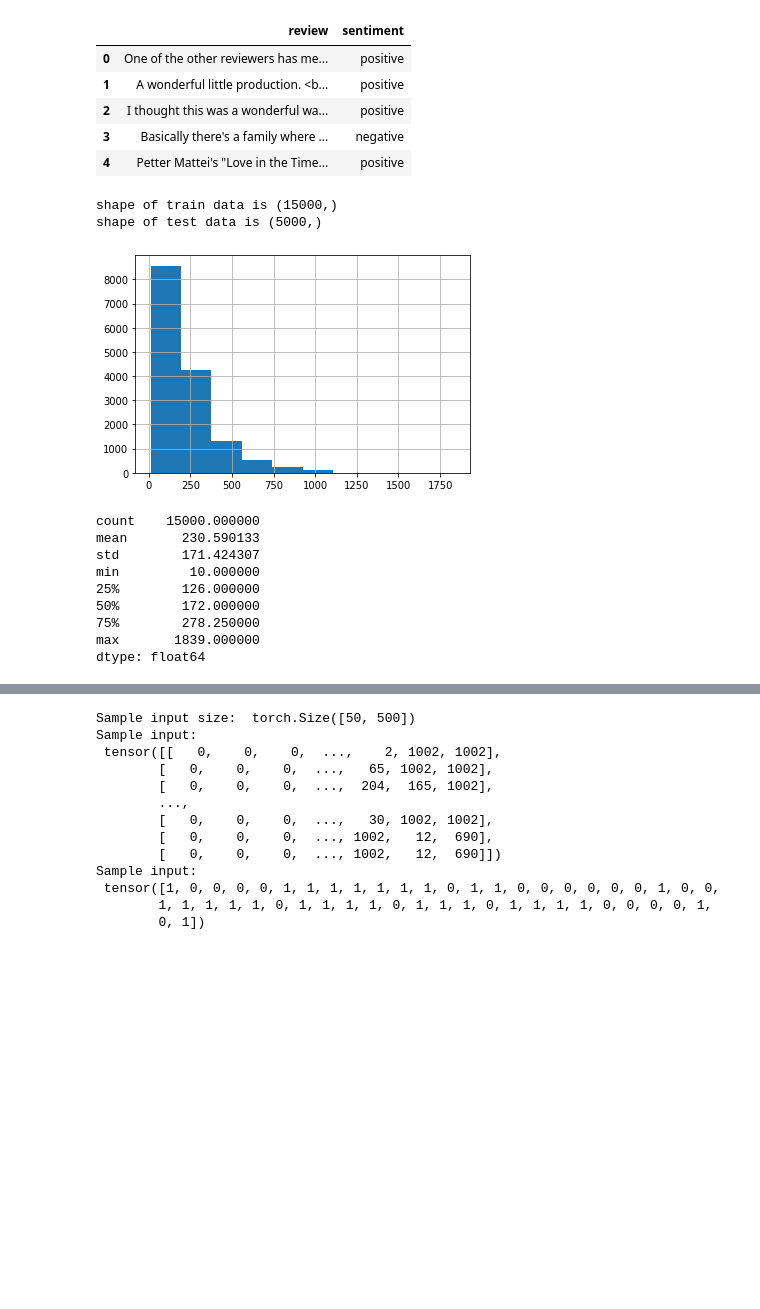
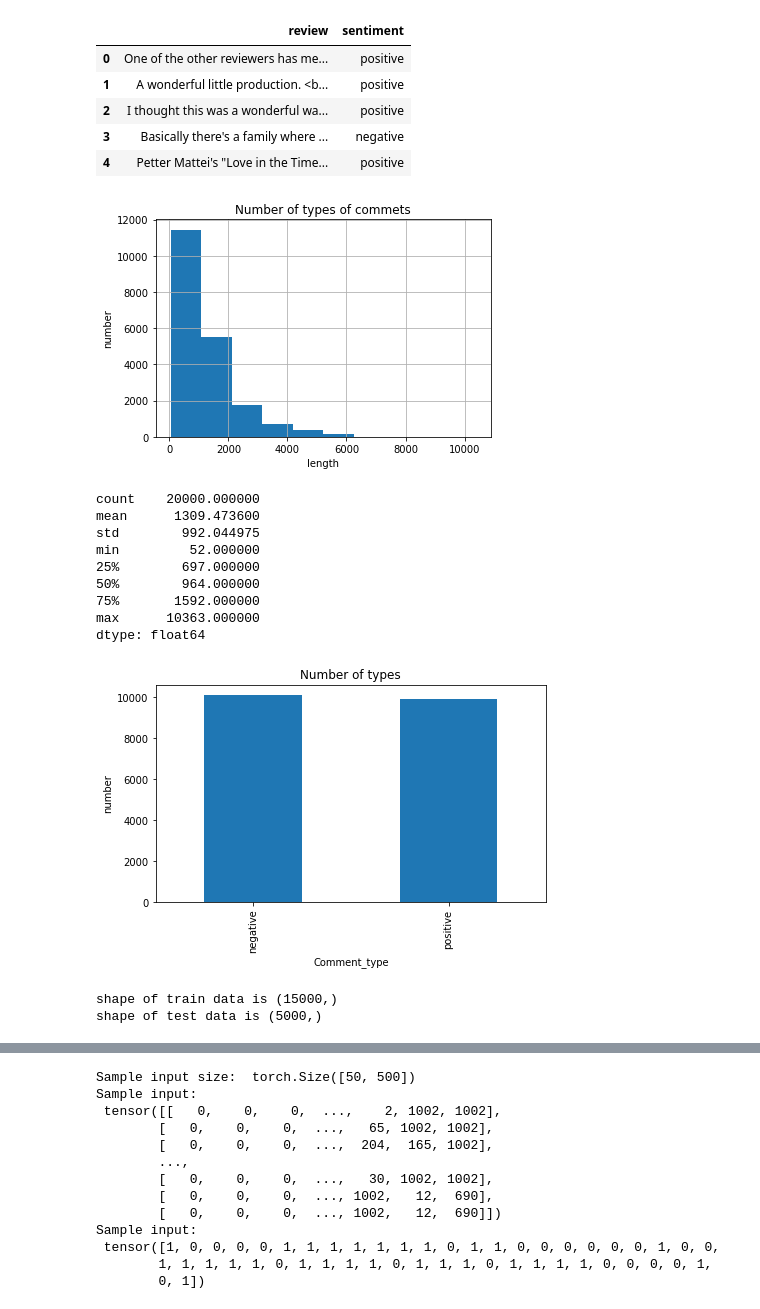
Before and after one commit to joydeb28/NLP-Notebooks, a Jupyter notebook: 1.2-sentiment-analysis/sentiment_classfication_pytorch.ipynb, the cells around one changed output, grey strips where cells are left out. Saved outputs shown, nothing was run; the diff lists cells and outputs as text; code cells hidden in the pictures; blank space fills up the shorter version.

```diff
--- a/1.2-sentiment-analysis/sentiment_classfication_pytorch.ipynb
+++ b/1.2-sentiment-analysis/sentiment_classfication_pytorch.ipynb
@@ -44,5 +44,37 @@ df.head()
 | 2 | I thought this was a wonderful wa... | positive |
 | 3 | Basically there's a family where ... | negative |
 | 4 | Petter Mattei's "Love in the Time... | positive |
+# %%
+class EDA():
+    def get_length_dist(self,data):
+        rev_len = [len(i) for i in data]
+        pd.Series(rev_len).hist()
+        plt.title('Number of types of commets')
+        plt.xlabel('length')
+        plt.ylabel('number')
+        plt.show()
+        print(pd.Series(rev_len).describe())
+    def get_class_dist(self,df):
+        df['sentiment'].replace({1:'positive',0:'negative'}).value_counts().plot(kind='bar',figsize=(7,4))
+        plt.title('Number of types')
+        plt.xlabel('Comment_type')
+        plt.ylabel('number')
+        plt.show()
+# %%
+eda = EDA()
+eda.get_length_dist(df['review'])
+eda.get_class_dist(df)
+# %% [output]
+[figure, added]
+count    20000.000000
+mean      1309.473600
+std        992.044975
+min         52.000000
+25%        697.000000
+50%        964.000000
+75%       1592.000000
+max      10363.000000
+dtype: float64
+[figure, added]
 # %%
 class Tokenizer():
@@ -117,19 +147,3 @@ x_test_pad = prp_obj.padding(x_test,500)
 # %% [output]
 shape of train data is (15000,)
 shape of test data is (5000,)
-# %%
-rev_len = [len(i) for i in x_train]
-pd.Series(rev_len).hist()
-plt.show()
-pd.Series(rev_len).describe()
-# %% [output]
-[figure, removed]
-count    15000.000000
-mean       230.590133
-std        171.424307
-min         10.000000
-25%        126.000000
-50%        172.000000
-75%        278.250000
-max       1839.000000
-dtype: float64
```
Also changed, not shown: parts of 2 cells of this notebook.
